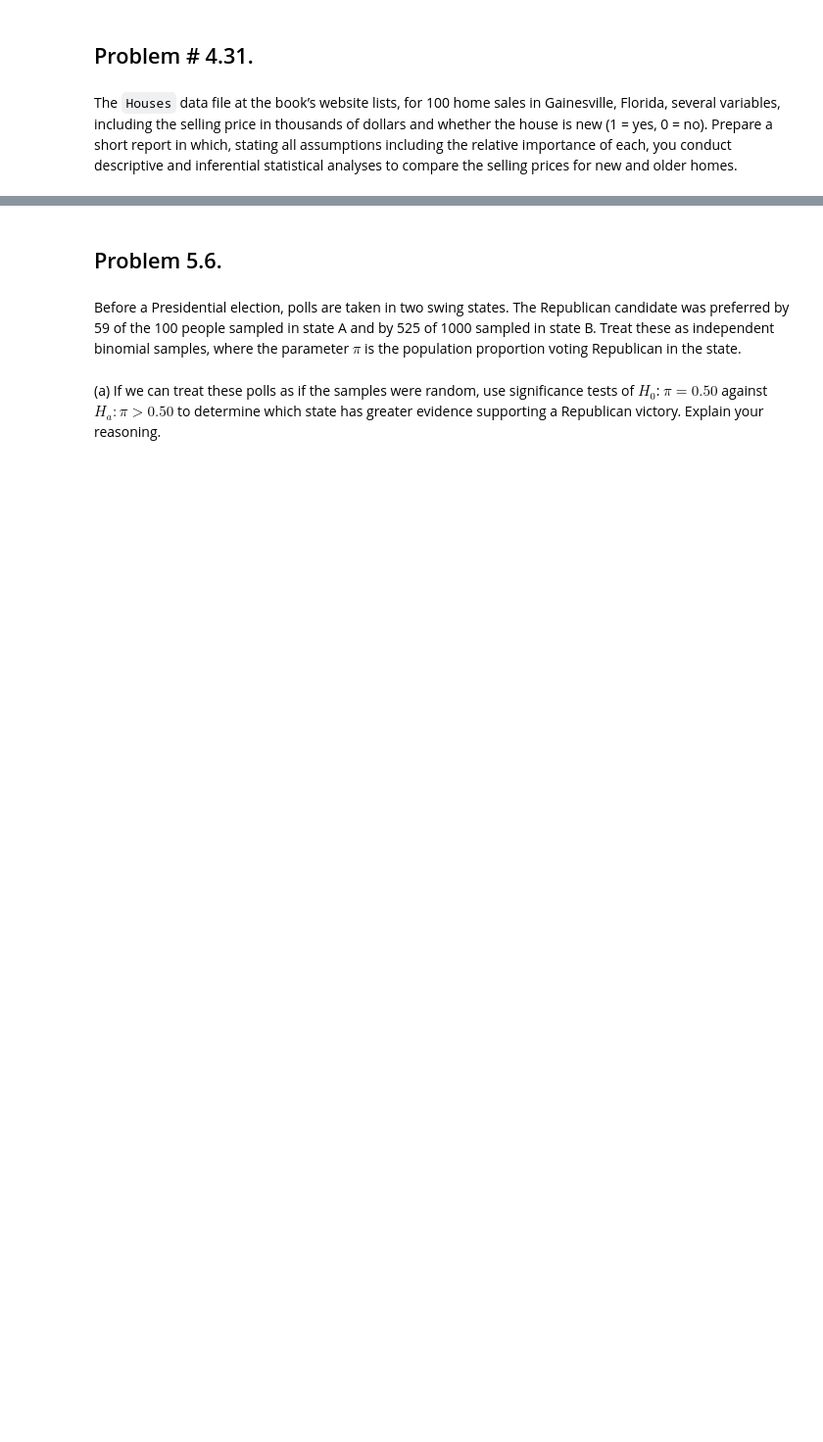
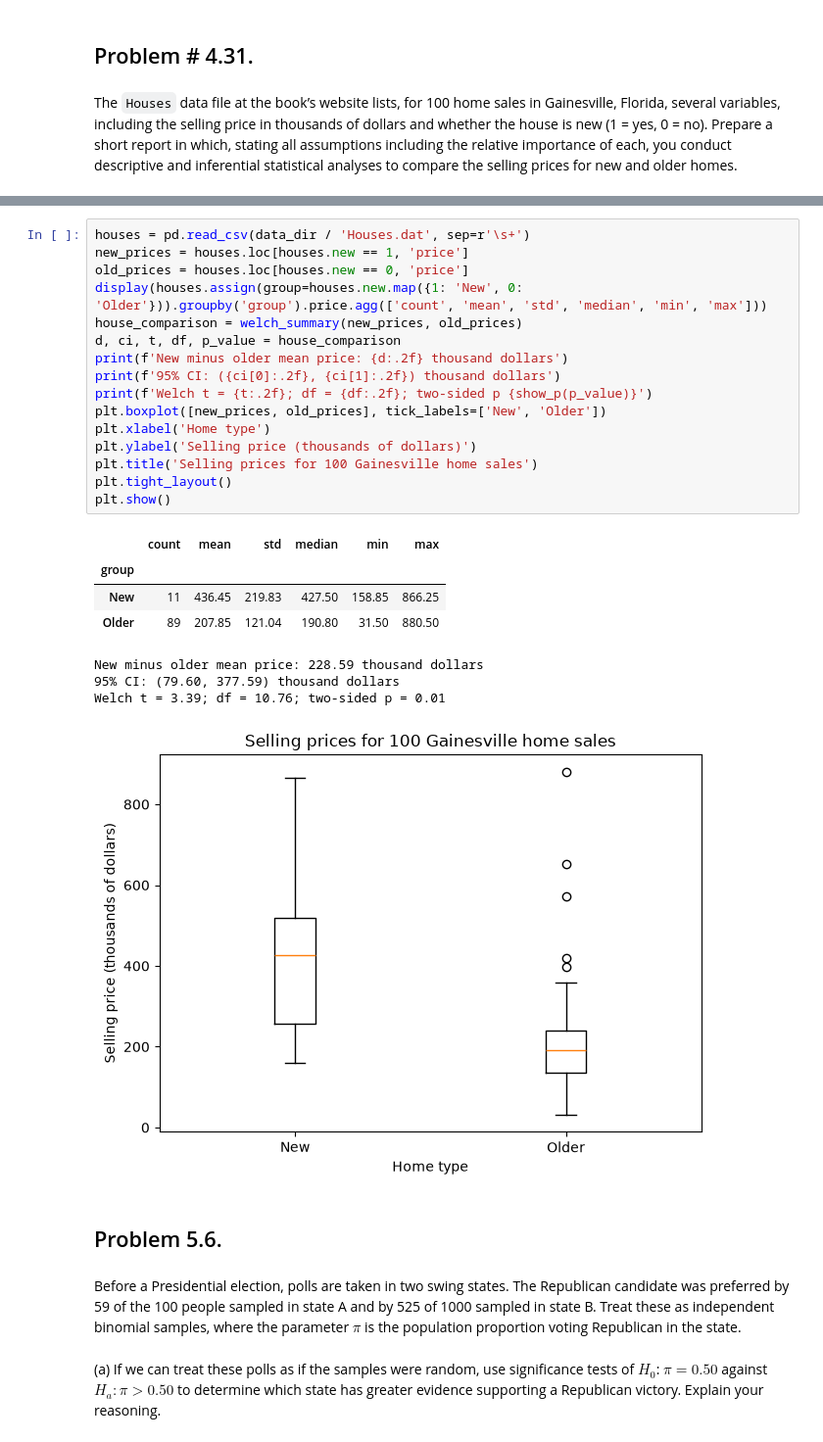
Before and after one commit to frangu617/USD, a Jupyter notebook: AAI_500/M4_Assignments/AAI_500_M4_Assignment.ipynb, the cells around one changed output, grey strips where cells are left out. Shown at 98% size. Cells and saved outputs as stored; diff of their text form; blank space fills up the shorter version.

```diff
--- a/AAI_500/M4_Assignments/AAI_500_M4_Assignment.ipynb
+++ b/AAI_500/M4_Assignments/AAI_500_M4_Assignment.ipynb
@@ -138,3 +205,28 @@ compare the selling prices for new and older homes.
+# %%
+houses = pd.read_csv(data_dir / 'Houses.dat', sep=r'\s+')
+new_prices = houses.loc[houses.new == 1, 'price']
+old_prices = houses.loc[houses.new == 0, 'price']
+display(houses.assign(group=houses.new.map({1: 'New', 0: 'Older'})).groupby('group').price.agg(['count', 'mean', 'std', 'median', 'min', 'max']))
+house_comparison = welch_summary(new_prices, old_prices)
+d, ci, t, df, p_value = house_comparison
+print(f'New minus older mean price: {d:.2f} thousand dollars')
+print(f'95% CI: ({ci[0]:.2f}, {ci[1]:.2f}) thousand dollars')
+print(f'Welch t = {t:.2f}; df = {df:.2f}; two-sided p {show_p(p_value)}')
+plt.boxplot([new_prices, old_prices], tick_labels=['New', 'Older'])
+plt.xlabel('Home type')
+plt.ylabel('Selling price (thousands of dollars)')
+plt.title('Selling prices for 100 Gainesville home sales')
+plt.tight_layout()
+plt.show()
+# %% [output]
+|  | count | mean | std | median | min | max |
+| group |  |  |  |  |  |  |
+| New | 11 | 436.45 | 219.83 | 427.50 | 158.85 | 866.25 |
+| Older | 89 | 207.85 | 121.04 | 190.80 | 31.50 | 880.50 |
+New minus older mean price: 228.59 thousand dollars
+95% CI: (79.60, 377.59) thousand dollars
+Welch t = 3.39; df = 10.76; two-sided p = 0.01
+[figure, added]
 # %% [markdown]
 ## Problem 5.6.
 # %% [markdown]
```
Also changed, not shown: parts of 43 cells of this notebook, 4 other files.
